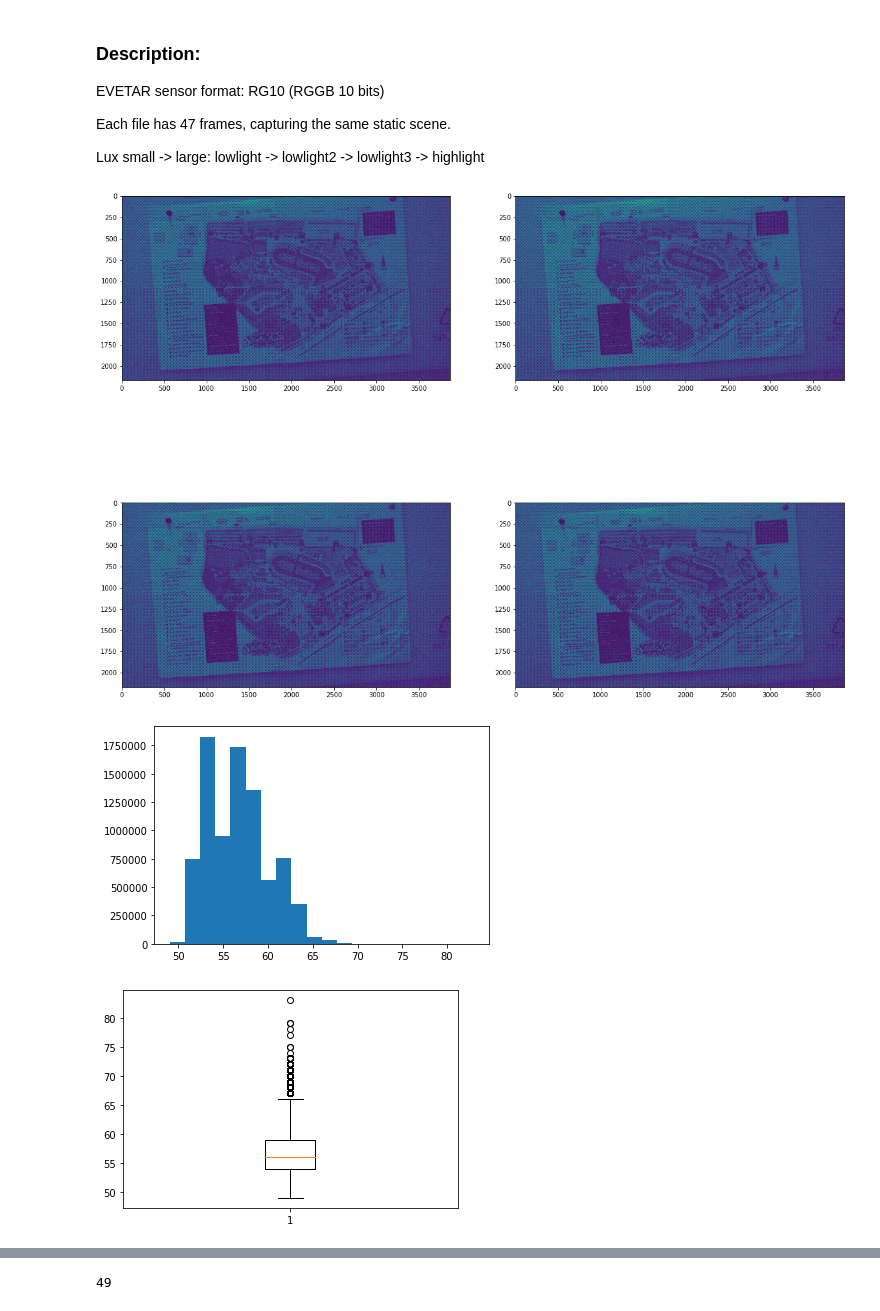
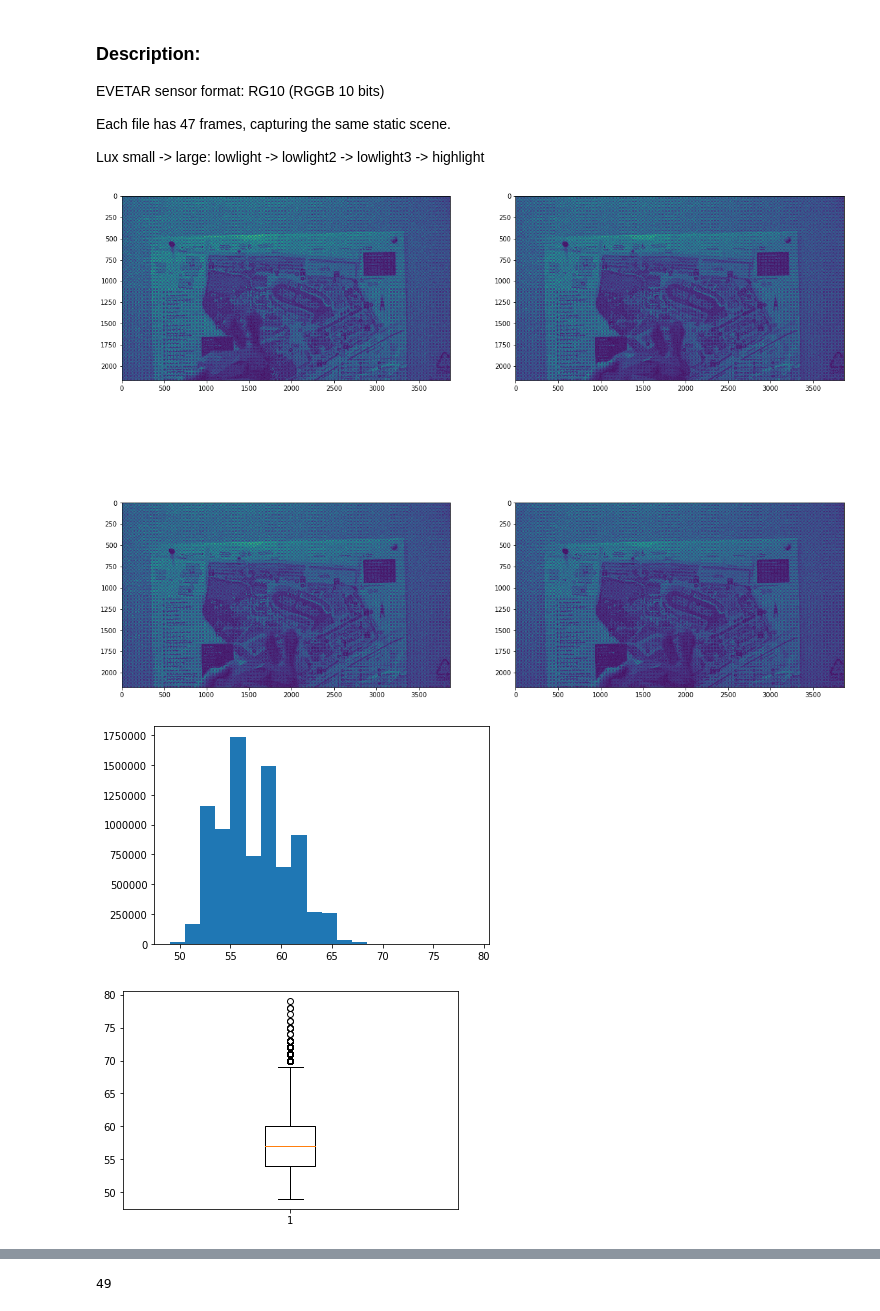
Before and after one commit to cianhwang/hdr_video, a Jupyter notebook: static_videos/read_raw_videos.ipynb, the cells around one changed output, grey strips where cells are left out. Saved outputs shown, nothing was run; the diff lists cells and outputs as text; code cells hidden in the pictures.

```diff
--- a/static_videos/read_raw_videos.ipynb
+++ b/static_videos/read_raw_videos.ipynb
@@ -20,25 +20,25 @@ import matplotlib.pyplot as plt
 # %%
 from utils import *
 # %%
-rIm=read_raw("lowlight3_frame47_tremor_rg10_2.raw",
-             frame = 47, rows=1087*2, runL=3968)
+rIm=read_raw("lowlight3_frame16_bunny.raw",
+             frame = 16, rows=1087*2, runL=3968)
 
 fig, ax = plt.subplots(2, 2, figsize=(20, 16))
 ax[0][0].imshow(rIm[0])  # frame 0
-ax[0][1].imshow(rIm[13]) # frame 14
-ax[1][0].imshow(rIm[37]) # frame 37
-ax[1][1].imshow(rIm[46]) # frame 46
+ax[0][1].imshow(rIm[6]) # frame 14
+ax[1][0].imshow(rIm[7]) # frame 37
+ax[1][1].imshow(rIm[8]) # frame 46
 plt.show()
 # %% [output]
-[figure, old version]
+[figure, new version]
 # %%
 plt.hist(rIm[0].flatten(), bins = 20)
 plt.show()
 plt.boxplot(rIm[0].flatten())
 plt.show()
 # %% [output]
-[figure, old version]
+[figure, new version]
-[figure, old version]
+[figure, new version]
 # %%
 print("rIm[0].max():", rIm[0].max(), "rIm[0].min():", rIm[0].min(),"rIm[0].mean():", rIm[0].mean())
 # %% [output]
```
Also changed, not shown: parts of 1 cell of this notebook, 11 other files.
